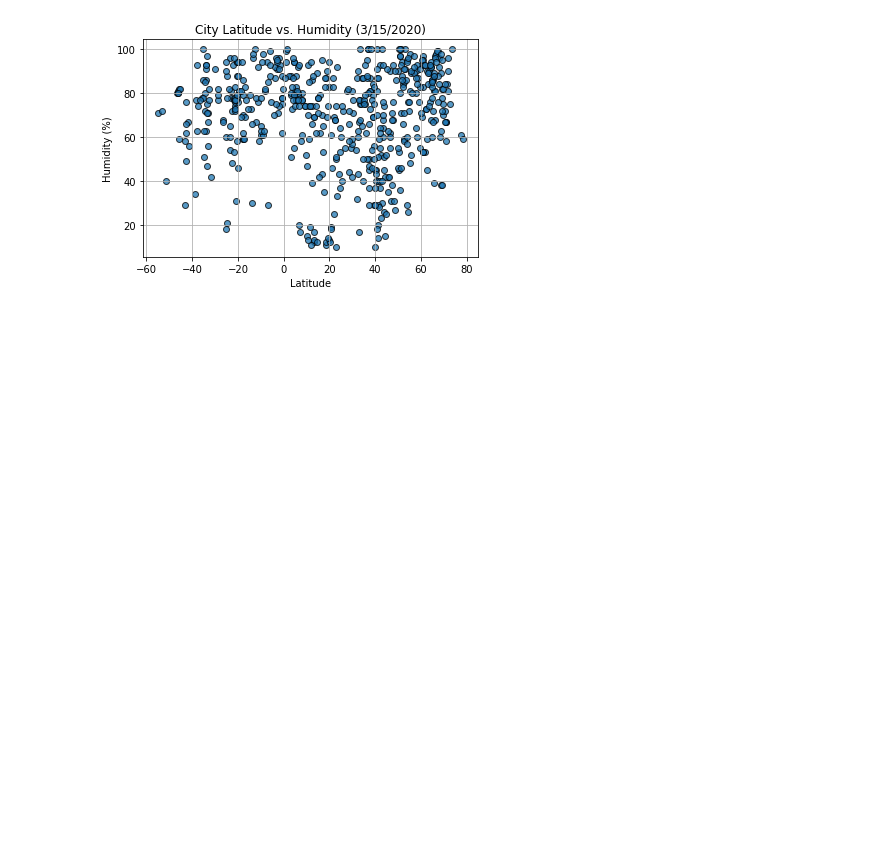
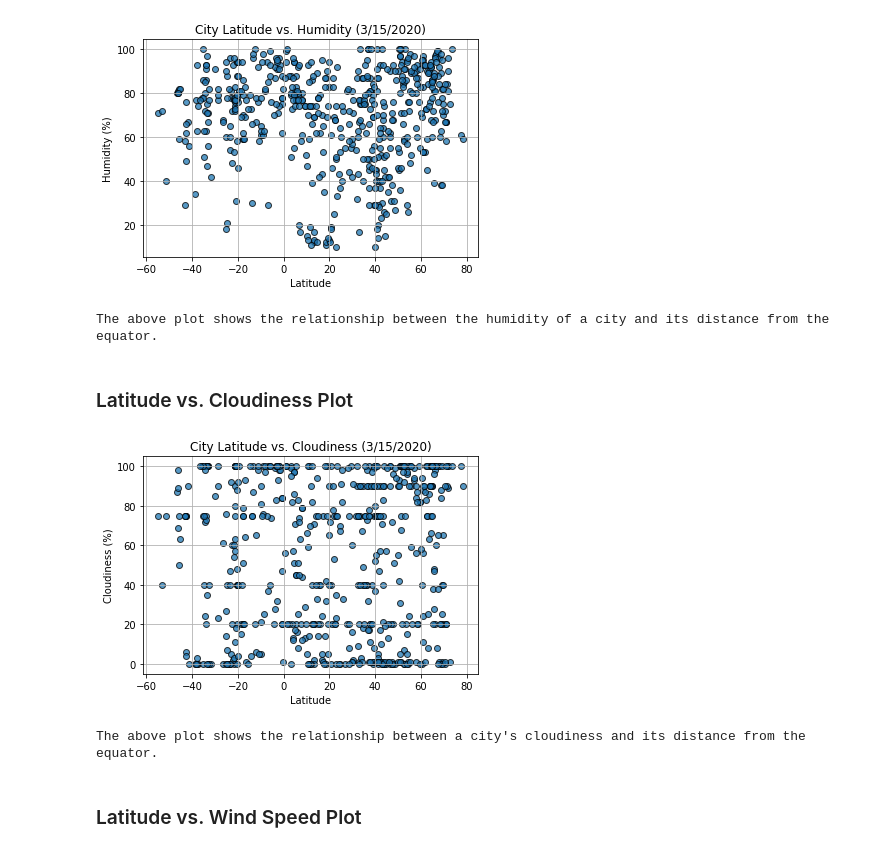
Before and after one commit to jnugent13/python-api-challenge, a Jupyter notebook: WeatherPy/WeatherPy.ipynb, the cells around one changed output. Cells and saved outputs as stored; diff of their text form; code cells hidden in the pictures; blank space fills up the shorter version.

Commit message:
Added plot for latitude vs. cloudiness

```diff
--- a/WeatherPy/WeatherPy.ipynb
+++ b/WeatherPy/WeatherPy.ipynb
@@ -192,3 +192,26 @@ plt.savefig("../Output_data/LatvsHumidity.png")
 plt.show()
 # %% [output]
 [figure]
+# %%
+print("The above plot shows the relationship between the humidity of a city and its distance from the equator.")
+# %% [output]
+The above plot shows the relationship between the humidity of a city and its distance from the equator.
+# %% [markdown]
+### Latitude vs. Cloudiness Plot
+# %%
+plt.scatter(lat, cloudiness, marker="o", edgecolor="black", alpha=0.75)
+plt.xlabel("Latitude")
+plt.ylabel("Cloudiness (%)")
+plt.title("City Latitude vs. Cloudiness (3/15/2020)")
+plt.grid()
+# Save figure to Output_data folder
+plt.savefig("../Output_data/LatvsCloudiness.png")
+plt.show()
+# %% [output]
+[figure, added]
+# %%
+print("The above plot shows the relationship between a city's cloudiness and its distance from the equator.")
+# %% [output]
+The above plot shows the relationship between a city's cloudiness and its distance from the equator.
+# %% [markdown]
+###  Latitude vs. Wind Speed Plot
```
Also changed, not shown: parts of 1 cell of this notebook, 1 other file.
